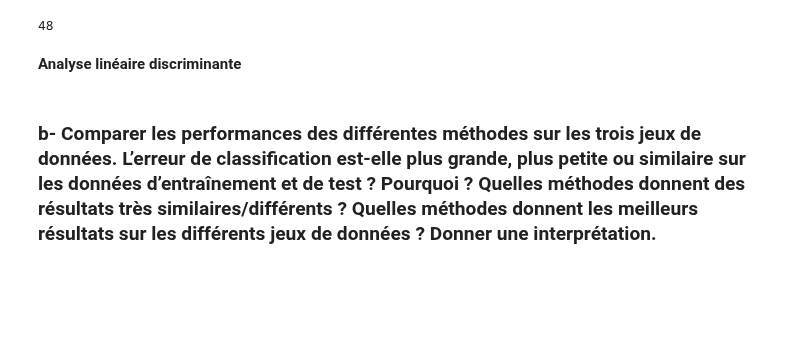
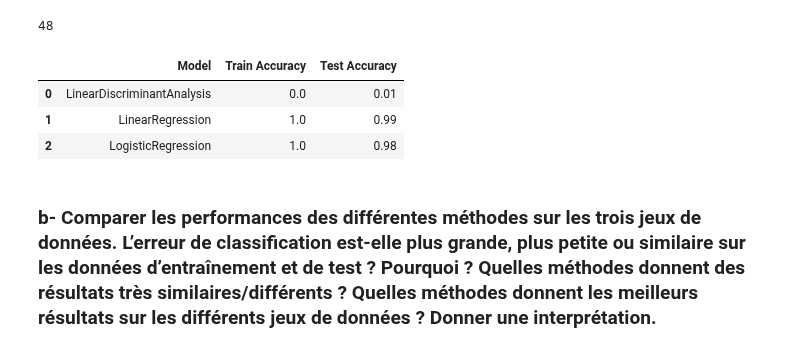
Before and after one commit to jExbrayat/introduction-artificial-intelligence, a Jupyter notebook: projet.ipynb, the cells around one changed output. Drawn from its saved outputs; the diff is of its cells as text; code cells hidden in the pictures; blank space fills up the shorter version.

```diff
--- a/projet.ipynb
+++ b/projet.ipynb
@@ -945,21 +942,42 @@ class LinearDiscriminantAnalysis:
 X_train, X_test = train["A"].loc[:, ["x1", "x2"]].to_numpy(), test["A"].loc[:, ["x1", "x2"]].to_numpy()
 y_train, y_test = train["A"].loc[:, "y"].to_numpy(), test["A"].loc[:, "y"].to_numpy()
 # %%
-model = LinearRegression()
+model = LinearDiscriminantAnalysis()
 betas = model.fit(X_train, y_train)
 y_pred, y_pred_proba = model.predict(X_train)
-y_pred.count(True)
+y_pred.count(False)
 # %% [output]
 48
-# %% [markdown]
-**Analyse linéaire discriminante**
 # %%
+# Create dictionnary to store datasets summary
+results = {}
+
 # Iterate over datasets
 for dataset_index in ["A", "B", "C"]:
     # Define train test split
-    X_train, X_test = train["A"].loc[:, ["x1", "x2"]].to_numpy(), test["A"].loc[:, ["x1", "x2"]].to_numpy()
-    y_train, y_test = train["A"].loc[:, "y"].to_numpy(), test["A"].loc[:, "y"].to_numpy()
+    X_train, X_test = train[dataset_index].loc[:, ["x1", "x2"]].to_numpy(), test[dataset_index].loc[:, ["x1", "x2"]].to_numpy()
+    y_train, y_test = train[dataset_index].loc[:, "y"].to_numpy(), test[dataset_index].loc[:, "y"].to_numpy()
 
-    # Train each model
+    # Init results storage
+    results[dataset_index] = []
+
+    # Iterate over models
+    for model in [LinearDiscriminantAnalysis(), LinearRegression(), LogisticRegression()]:
+            model.fit(X_train, y_train)
+            y_train_pred, _ = model.predict(X_train)
+            y_test_pred, _ = model.predict(X_test)
+            train_accuracy = np.sum(y_train_pred == y_train) / len(y_train)
+            test_accuracy = np.sum(y_test_pred == y_test) / len(y_test)
+            # Append result
+            results[dataset_index].append({'Model': type(model).__name__, 'Train Accuracy': train_accuracy, 'Test Accuracy': test_accuracy})
+
+    results[dataset_index] = pd.DataFrame(results[dataset_index])
+# %%
+results["A"]
+# %% [output]
+|  | Model | Train Accuracy | Test Accuracy |
+| 0 | LinearDiscriminantAnalysis | 0.0 | 0.01 |
+| 1 | LinearRegression | 1.0 | 0.99 |
+| 2 | LogisticRegression | 1.0 | 0.98 |
 # %% [markdown]
 ### b- Comparer les performances des différentes méthodes sur les trois jeux de données. L’erreur de classification est-elle plus grande, plus petite ou similaire sur les données d’entraînement et de test ? Pourquoi ? Quelles méthodes donnent des résultats très similaires/différents ? Quelles méthodes donnent les meilleurs résultats sur les différents jeux de données ? Donner une interprétation.
```
Also changed, not shown: parts of 4 cells of this notebook.
